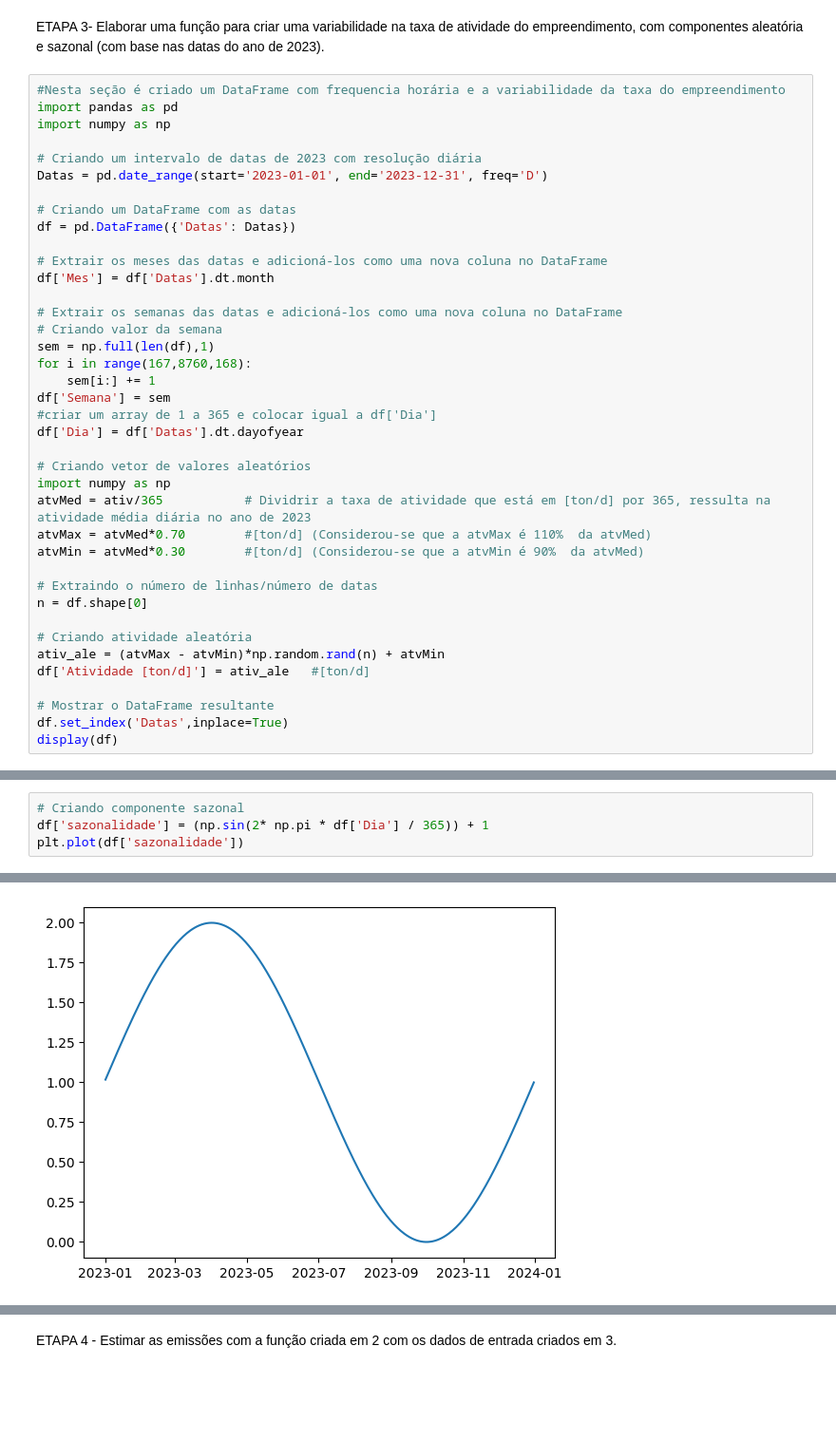
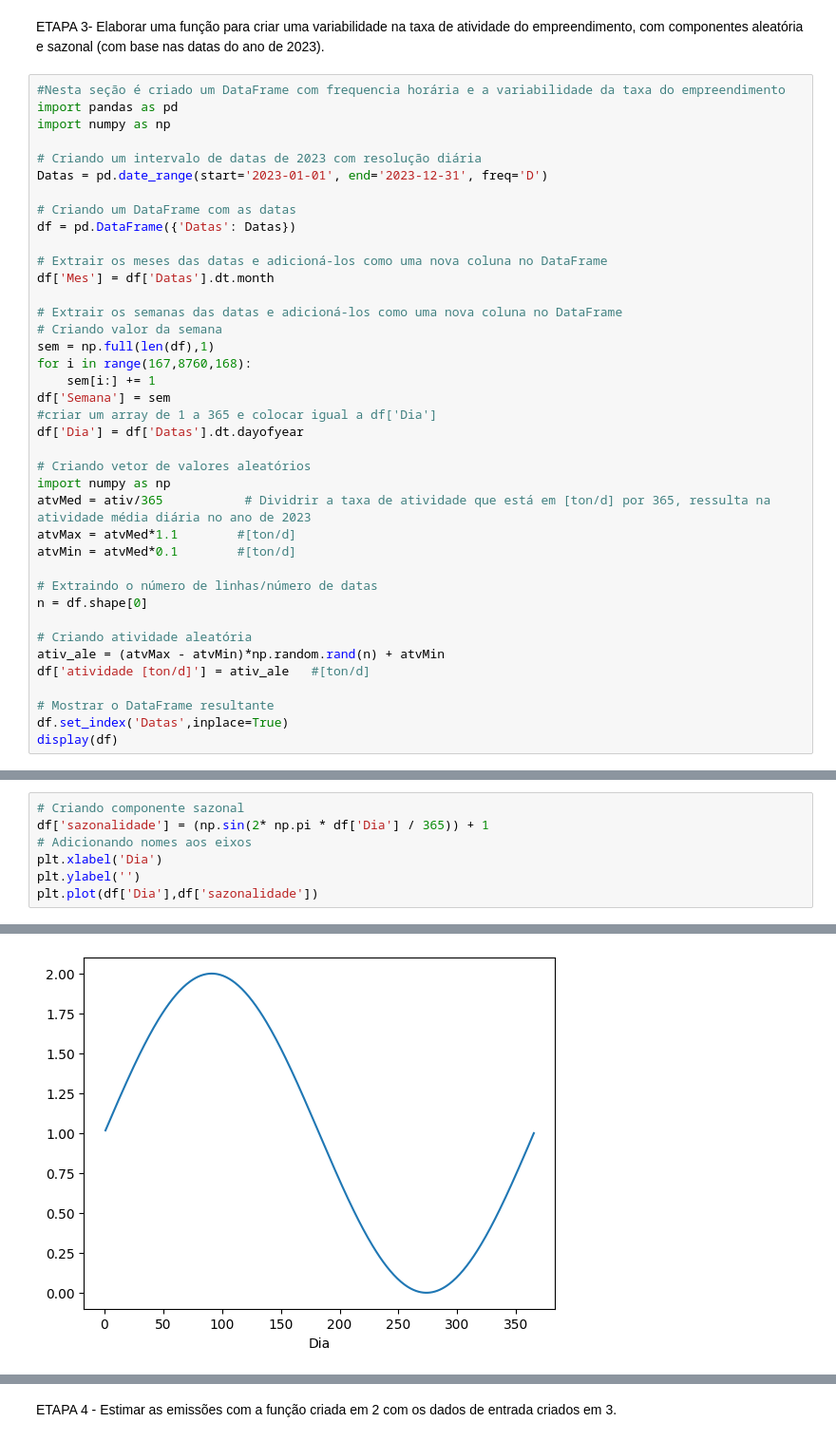
Before and after one commit to mariliameister/ENS5173_202401, a Jupyter notebook: trabalho_etapa01.ipynb, the cells around one changed output, grey strips where cells are left out. Shown at 95% size. Drawn from its saved outputs; the diff is of its cells as text; blank space fills up the shorter version.

```diff
--- a/trabalho_etapa01.ipynb
+++ b/trabalho_etapa01.ipynb
@@ -108,15 +108,15 @@ df['Dia'] = df['Datas'].dt.dayofyear
 # Criando vetor de valores aleatórios
 import numpy as np
 atvMed = ativ/365           # Dividrir a taxa de atividade que está em [ton/d] por 365, ressulta na atividade média diária no ano de 2023
-atvMax = atvMed*0.70        #[ton/d] (Considerou-se que a atvMax é 110%  da atvMed)
-atvMin = atvMed*0.30        #[ton/d] (Considerou-se que a atvMin é 90%  da atvMed)
+atvMax = atvMed*1.1        #[ton/d]
+atvMin = atvMed*0.1        #[ton/d]
 
 # Extraindo o número de linhas/número de datas
 n = df.shape[0]
 
 # Criando atividade aleatória
 ativ_ale = (atvMax - atvMin)*np.random.rand(n) + atvMin
-df['Atividade [ton/d]'] = ativ_ale   #[ton/d]
+df['atividade [ton/d]'] = ativ_ale   #[ton/d]
 
 # Mostrar o DataFrame resultante
 df.set_index('Datas',inplace=True)
@@ -139,10 +139,13 @@ display(df)
 # %%
 # Criando componente sazonal
 df['sazonalidade'] = (np.sin(2* np.pi * df['Dia'] / 365)) + 1
-plt.plot(df['sazonalidade'])
+# Adicionando nomes aos eixos
+plt.xlabel('Dia')
+plt.ylabel('')
+plt.plot(df['Dia'],df['sazonalidade'])
 # %% [output]
 [<matplotlib.lines.Line2D at 0x...>]
-[figure, old version]
+[figure, new version]
 # %%
 # Valores aleatórios com sazonalidade
 
```
Also changed, not shown: parts of 9 cells of this notebook, 1 other file.
